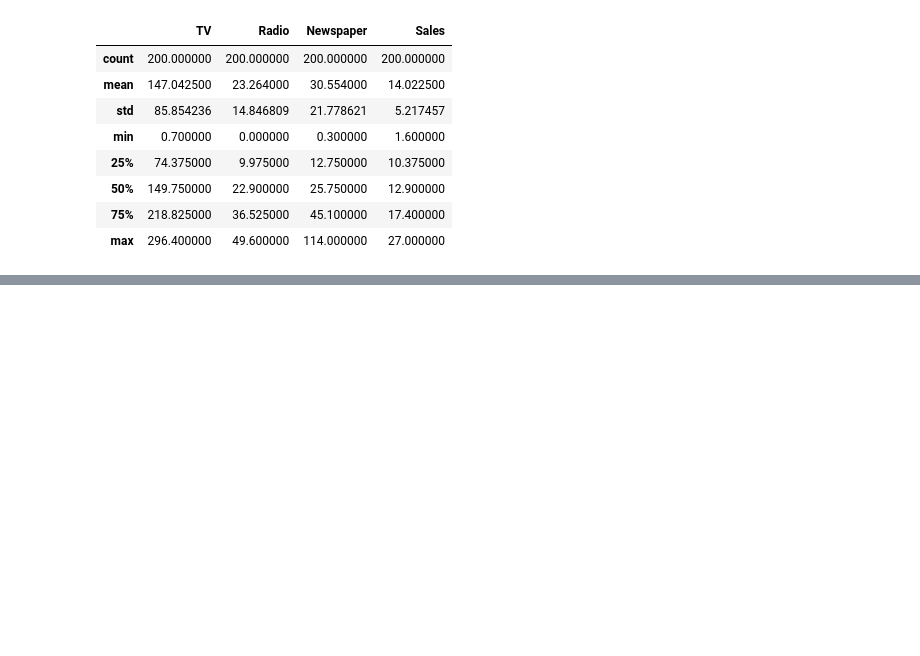
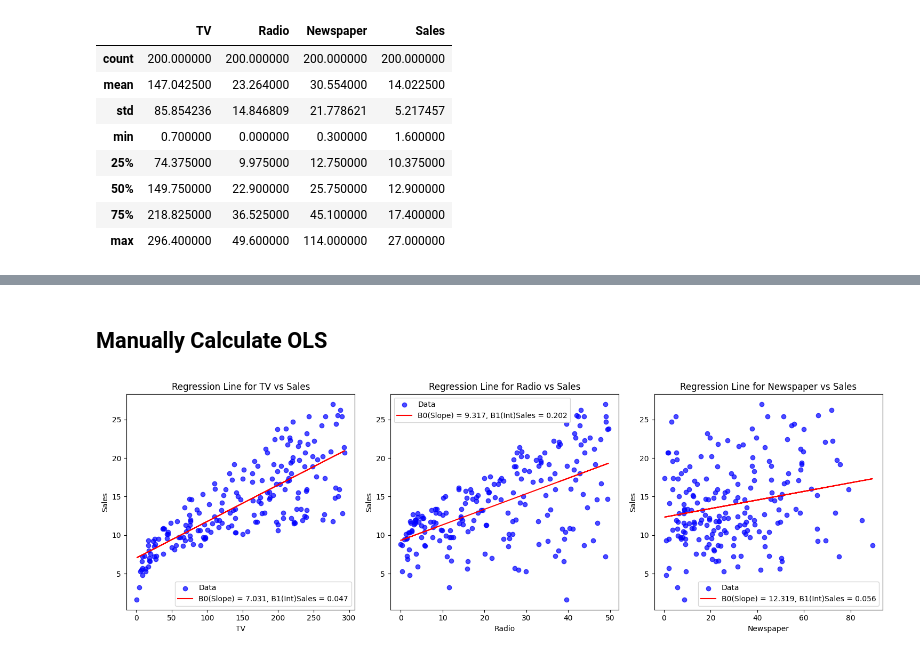
Before and after one commit to alextianyf/LinearRegression-CaseStudy-Spend-Sale-Prediction, a Jupyter notebook: 01-Simple-LinearRegression.ipynb, the cells around one changed output, grey strips where cells are left out. Saved outputs shown, nothing was run; the diff lists cells and outputs as text; code cells hidden in the pictures; blank space fills up the shorter version.

Commit message:
Linear Regression Model

```diff
--- a/01-Simple-LinearRegression.ipynb
+++ b/01-Simple-LinearRegression.ipynb
@@ -101,0 +119,41 @@ plt.show()
+# %% [markdown]
+## Manually Calculate OLS
+# %%
+def OLS(feature, predict):
+    X = df[feature]
+    y = df[predict]
+    x_mean = X.mean()
+    y_mean = y.mean()
+
+    df['x_diff'] = X - x_mean
+    df['y_diff'] = y - y_mean
+    df['mult'] = df['x_diff'] * df['y_diff']
+    df['x_diff_square'] = df['x_diff'] ** 2
+
+    B1_slope = df['mult'].sum() / df['x_diff_square'].sum()
+    B0_Intercept = y_mean - B1_slope * x_mean
+
+    # Drop the temporary columns
+    df.drop(columns=['x_diff', 'y_diff', 'mult', 'x_diff_square'], inplace=True)
+
+    return B0_Intercept, B1_slope
+
+def predict_sales(feature_value,B0, B1):
+    return B0 + B1 * feature_value
+# %%
+plt.figure(figsize=(15, 5))
+for i, feature in enumerate(df.columns):
+    if feature != 'Sales':
+        B0, B1 = OLS(feature, 'Sales')
+        plt.subplot(1, 3, i + 1)
+        plt.scatter(df[feature], df['Sales'], color='blue', label='Data', alpha=0.7)
+        equation_label = f"B0(Slope) = {B0:.3f}, B1(Int)Sales = {B1:.3f}"
+        plt.plot(df[feature], B0 + B1 * df[feature], color='red', label=equation_label)
+        plt.xlabel(f'{feature}')
+        plt.ylabel('Sales')
+        plt.title(f'Regression Line for {feature} vs Sales')
+        plt.legend()
+plt.tight_layout()
+plt.show()
+# %% [output]
+[figure, added]
```
Also changed, not shown: parts of 18 cells of this notebook, 1 other file.
